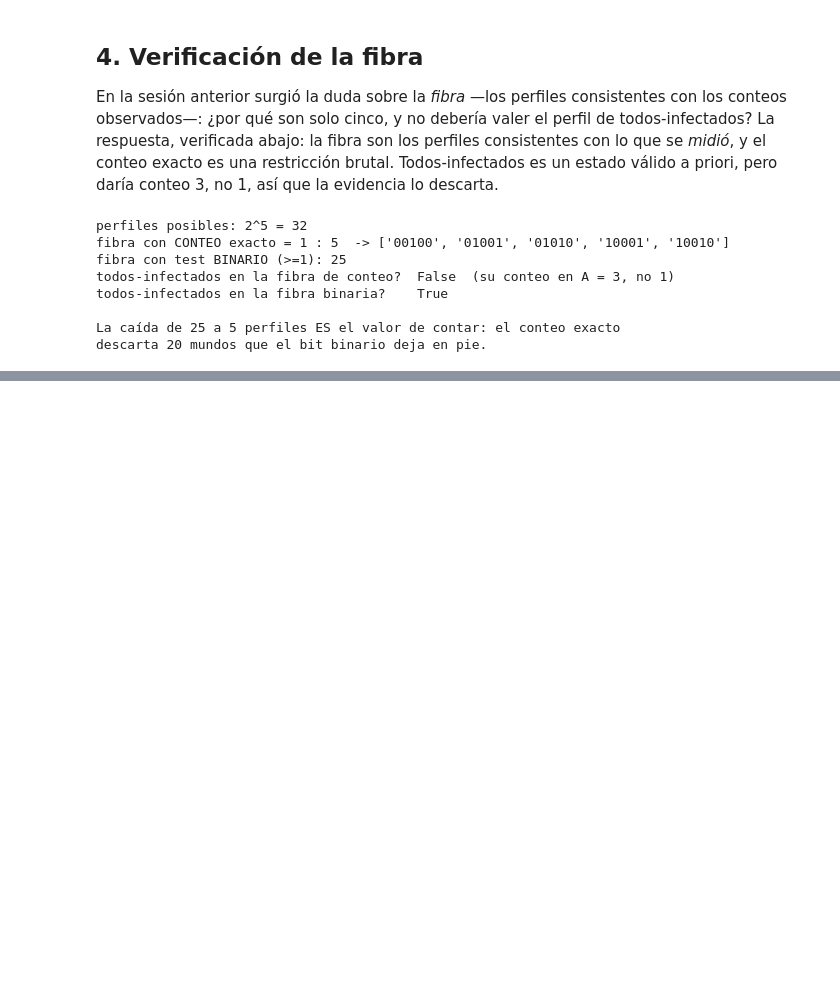
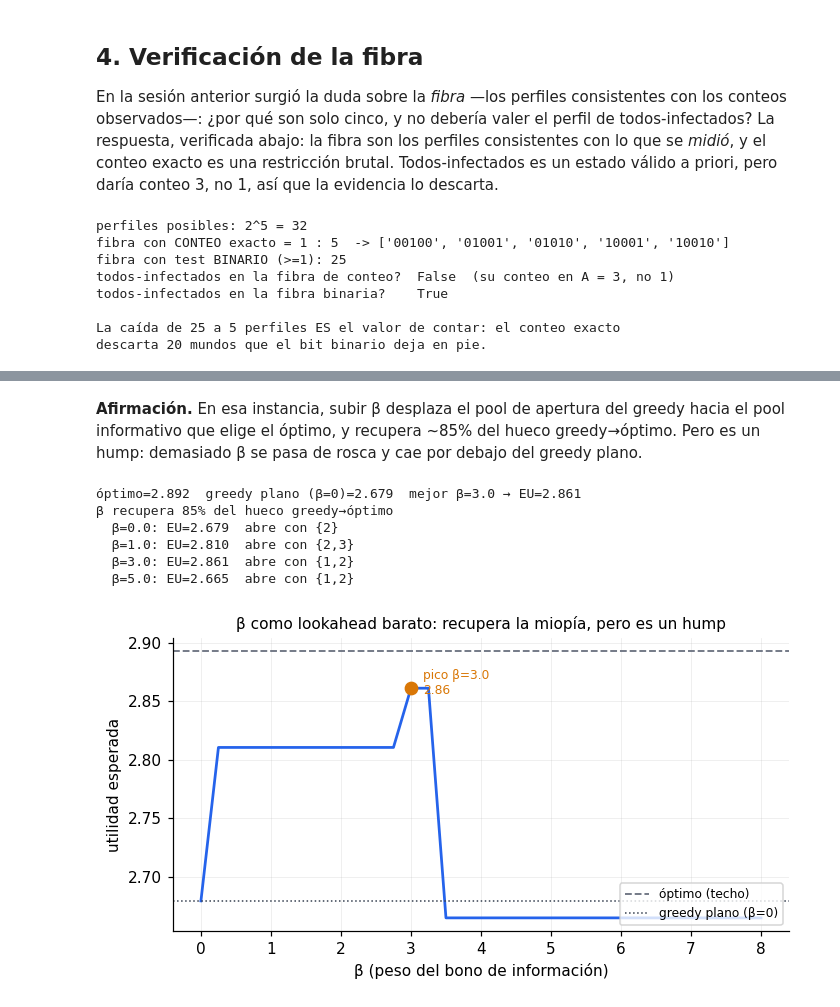
Before and after one commit to Vladi-roSP/pooled-testing-dynamic, a Jupyter notebook: augmented/notebooks/avances_post_sesion.ipynb, the cells around one changed output, grey strips where cells are left out. Saved outputs shown, nothing was run; the diff lists cells and outputs as text; code cells hidden in the pictures; blank space fills up the shorter version.

```diff
--- a/augmented/notebooks/avances_post_sesion.ipynb
+++ b/augmented/notebooks/avances_post_sesion.ipynb
@@ -583,0 +594,56 @@ descarta 20 mundos que el bit binario deja en pie.
+# %% [markdown]
+**Afirmación.** En esa instancia, subir β desplaza el pool de apertura del
+greedy hacia el pool informativo que elige el óptimo, y recupera ~85% del hueco
+greedy→óptimo. Pero es un hump: demasiado β se pasa de rosca y cae por debajo
+del greedy plano.
+# %%
+import random
+from augmented.solver import solve_optimal_dapts
+from augmented.state_reward_greedy import (greedy_myopic_beta_expected_utility as beu,
+                                           _beta_best_pool)
+from augmented.core import mask_str
+
+# misma instancia que el notebook de árboles (n=4, B=2, G=2, semilla 185)
+rb = random.Random(185); nb_, Bb, Gb = 4, 2, 2
+pb = [rb.uniform(0.15, 0.7) for _ in range(nb_)]
+ub = [rb.uniform(1.0, 4.0) for _ in range(nb_)]
+opt_b = solve_optimal_dapts(pb, ub, Bb, Gb)[0]
+greedy_plano = beu(pb, ub, Bb, Gb, 0.0)                 # beta=0 == greedy miope
+
+betas = [round(0.25 * k, 2) for k in range(0, 33)]      # 0..8
+eus = [beu(pb, ub, Bb, Gb, b, 'entropy') for b in betas]
+best_eu = max(eus); best_beta = betas[eus.index(best_eu)]
+
+# autoverificación: beta>0 mejora al greedy plano y ninguna beta supera al óptimo
+assert best_eu > greedy_plano + 1e-6, 'ningún beta ayuda en esta instancia'
+assert best_eu <= opt_b + 1e-9, 'beta-greedy superó al óptimo (imposible)'
+recuperado = (best_eu - greedy_plano) / (opt_b - greedy_plano)
+print(f'óptimo={opt_b:.3f}  greedy plano (β=0)={greedy_plano:.3f}  '
+      f'mejor β={best_beta} → EU={best_eu:.3f}')
+print(f'β recupera {recuperado:.0%} del hueco greedy→óptimo')
+for b in (0.0, 1.0, 3.0, 5.0):
+    print(f'  β={b}: EU={beu(pb,ub,Bb,Gb,b,"entropy"):.3f}  '
+          f'abre con {mask_str(_beta_best_pool(pb,ub,Gb,nb_,0,b,"entropy"), nb_)}')
+# %% [output]
+óptimo=2.892  greedy plano (β=0)=2.679  mejor β=3.0 → EU=2.861
+β recupera 85% del hueco greedy→óptimo
+  β=0.0: EU=2.679  abre con {2}
+  β=1.0: EU=2.810  abre con {2,3}
+  β=3.0: EU=2.861  abre con {1,2}
+  β=5.0: EU=2.665  abre con {1,2}
+# %%
+fig, ax = plt.subplots(figsize=(6.5, 3.6))
+ax.plot(betas, eus, color=AZUL, lw=1.8)
+ax.axhline(opt_b, color=GRIS, ls='--', lw=1.2, label='óptimo (techo)')
+ax.axhline(greedy_plano, color=TINTA, ls=':', lw=1.0, label='greedy plano (β=0)')
+ax.plot([best_beta], [best_eu], 'o', color=AMBAR, ms=8, zorder=3)
+ax.annotate(f'pico β={best_beta}\n{best_eu:.2f}', (best_beta, best_eu),
+            textcoords='offset points', xytext=(8, -4), fontsize=8, color=AMBAR)
+ax.set_xlabel('β (peso del bono de información)')
+ax.set_ylabel('utilidad esperada')
+ax.set_title('β como lookahead barato: recupera la miopía, pero es un hump',
+             fontsize=10)
+ax.legend(fontsize=8, loc='lower right')
+fig.tight_layout(); plt.show()
+# %% [output]
+[figure, added]
```
Also changed, not shown: parts of 7 cells of this notebook, 1 other file.
